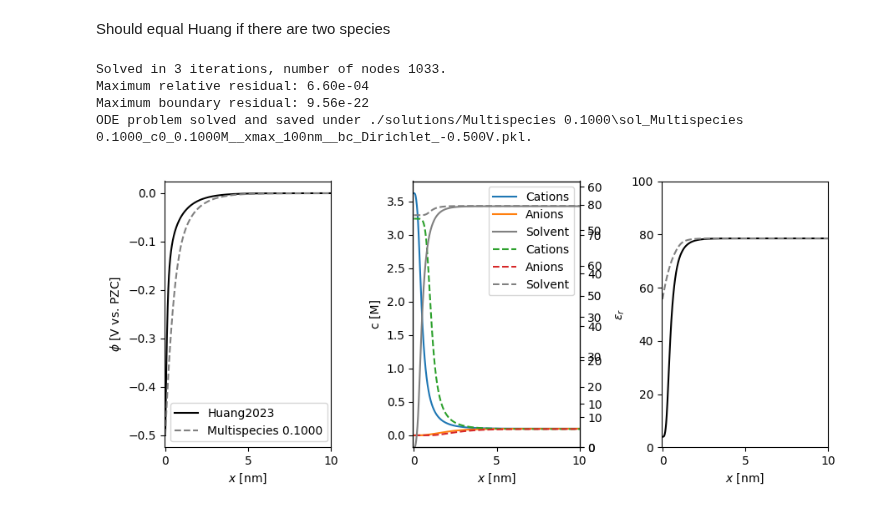
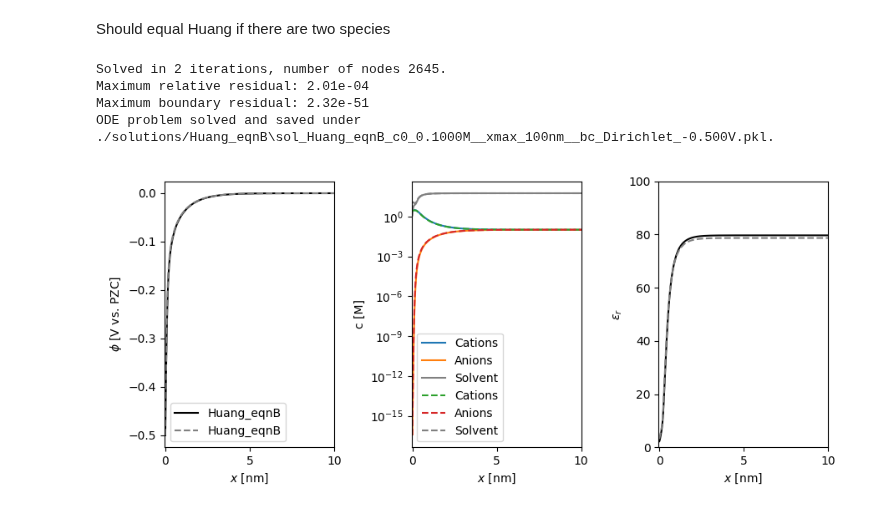
Before and after one commit to lucasdekam/frumkin, a Jupyter notebook: spatial-profiles.ipynb, the cells around one changed output. Drawn from its saved outputs; the diff is of its cells as text; code cells hidden in the pictures.

```diff
--- a/spatial-profiles.ipynb
+++ b/spatial-profiles.ipynb
@@ -89,9 +77,9 @@ ODE problem solved and saved under ./solutions/Huang2023\sol_Huang2023_c0_0.1000
 # %% [markdown]
 ## Huang simplified
 # %%
-# simple = models.HuangSimple(ion_concentration_molar, ion_diameter_m, ion_diameter_m, eps_r_opt=1)
-# simple_sol = simple.solve(x, bc)
+simple = models.Huang1(ion_concentration_molar, ion_diameter_m, ion_diameter_m, eps_r_opt=2)
+simple_sol = simple.solve(x, bc)
 
-# fig, ax = plotting.plot_solution(simple_sol, xmin, xmax, logscale=False)
-# plt.show()
+fig, ax = plotting.plot_solution(simple_sol, xmin, xmax, logscale=False)
+plt.show()
 # %% [output]
@@ -122,16 +104,13 @@ ODE problem solved and saved under ./solutions/Multispecies 0.0260\sol_Multispec
 # %% [markdown]
 Should equal Huang if there are two species
 # %%
-# cations  = models.Species(ion_concentration_molar, ion_diameter_m, +1, 'Cations')
-# anions = models.Species(ion_concentration_molar, ion_diameter_m, -1, 'Anions')
-# water = models.Solvent(solvent_diameter_m, 'Water')
-# multi = models.Multispecies([cations, anions], water, eps_r_opt=1)
-# multi_sol = multi.solve(x, bc)
+huang1 = models.Huang1(ion_concentration_molar, ion_diameter_m, ion_diameter_m, eps_r_opt=1)
+huang1_sol = huang1.solve(x, bc)
 
-# fig, ax = plotting.plot_sol_comparison(huang_sol, multi_sol, xmin, xmax, logscale=False)
+fig, ax = plotting.plot_sol_comparison(simple_sol, huang1_sol, xmin, xmax, logscale=True)
 # %% [output]
-Solved in 3 iterations, number of nodes 1033.
-Maximum relative residual: 6.60e-04
-Maximum boundary residual: 9.56e-22
-ODE problem solved and saved under ./solutions/Multispecies 0.1000\sol_Multispecies 0.1000_c0_0.1000M__xmax_100nm__bc_Dirichlet_-0.500V.pkl.
+Solved in 2 iterations, number of nodes 2645.
+Maximum relative residual: 2.01e-04
+Maximum boundary residual: 2.32e-51
+ODE problem solved and saved under ./solutions/Huang_eqnB\sol_Huang_eqnB_c0_0.1000M__xmax_100nm__bc_Dirichlet_-0.500V.pkl.
-[figure, old version]
+[figure, new version]
```
Also changed, not shown: parts of 5 cells of this notebook, 10 other files.
